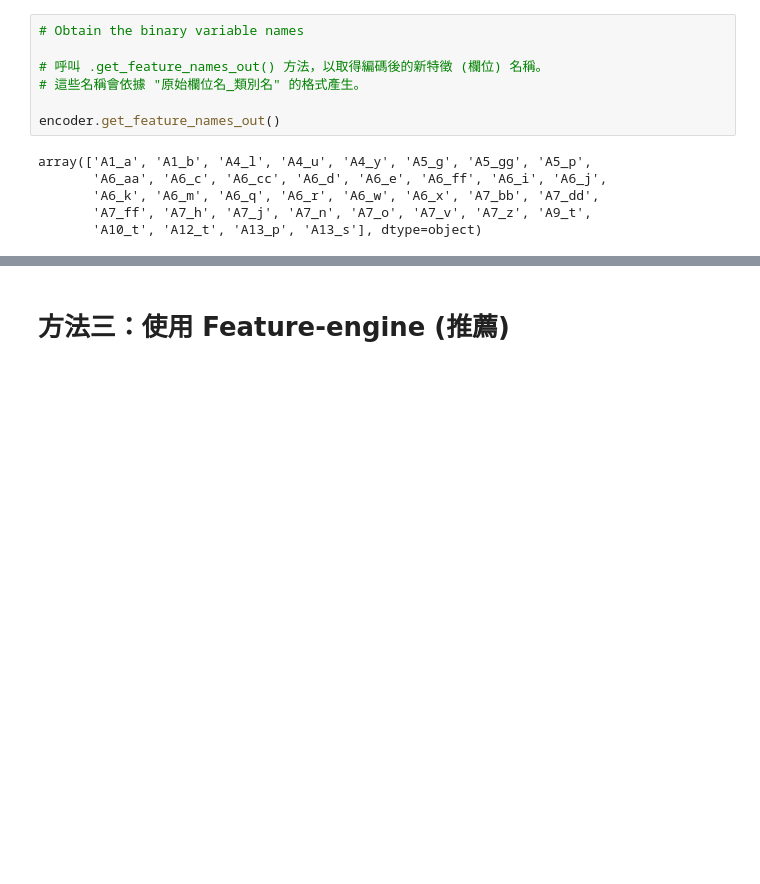
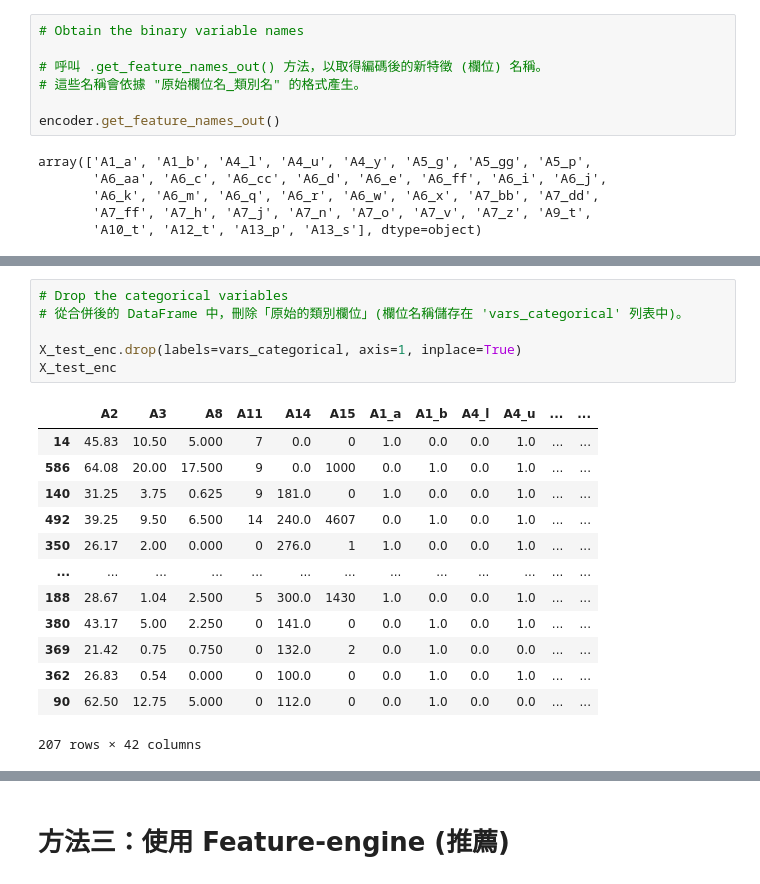
Before and after one commit to taipeihugo/Feature-Engineering, a Jupyter notebook: 6-2-2.ipynb, the cells around one changed output, grey strips where cells are left out. Drawn from its saved outputs; the diff is of its cells as text; blank space fills up the shorter version.

```diff
--- a/6-2-2.ipynb
+++ b/6-2-2.ipynb
@@ -358,0 +372,20 @@ X_test_enc.head()
+# %%
+# Drop the categorical variables
+# 從合併後的 DataFrame 中，刪除「原始的類別欄位」(欄位名稱儲存在 'vars_categorical' 列表中)。
+
+X_test_enc.drop(labels=vars_categorical, axis=1, inplace=True)
+X_test_enc
+# %% [output]
+|  | A2 | A3 | A8 | A11 | A14 | A15 | A1_a | A1_b | A4_l | A4_u | ... | ... |
+| 14 | 45.83 | 10.50 | 5.000 | 7 | 0.0 | 0 | 1.0 | 0.0 | 0.0 | 1.0 | ... | ... |
+| 586 | 64.08 | 20.00 | 17.500 | 9 | 0.0 | 1000 | 0.0 | 1.0 | 0.0 | 1.0 | ... | ... |
+| 140 | 31.25 | 3.75 | 0.625 | 9 | 181.0 | 0 | 1.0 | 0.0 | 0.0 | 1.0 | ... | ... |
+| 492 | 39.25 | 9.50 | 6.500 | 14 | 240.0 | 4607 | 0.0 | 1.0 | 0.0 | 1.0 | ... | ... |
+| 350 | 26.17 | 2.00 | 0.000 | 0 | 276.0 | 1 | 1.0 | 0.0 | 0.0 | 1.0 | ... | ... |
+| ... | ... | ... | ... | ... | ... | ... | ... | ... | ... | ... | ... | ... |
+| 188 | 28.67 | 1.04 | 2.500 | 5 | 300.0 | 1430 | 1.0 | 0.0 | 0.0 | 1.0 | ... | ... |
+| 380 | 43.17 | 5.00 | 2.250 | 0 | 141.0 | 0 | 0.0 | 1.0 | 0.0 | 1.0 | ... | ... |
+| 369 | 21.42 | 0.75 | 0.750 | 0 | 132.0 | 2 | 0.0 | 1.0 | 0.0 | 0.0 | ... | ... |
+| 362 | 26.83 | 0.54 | 0.000 | 0 | 100.0 | 0 | 0.0 | 1.0 | 0.0 | 1.0 | ... | ... |
+| 90 | 62.50 | 12.75 | 5.000 | 0 | 112.0 | 0 | 0.0 | 1.0 | 0.0 | 0.0 | ... | ... |
+207 rows × 42 columns
```
Also changed, not shown: parts of 13 cells of this notebook.
